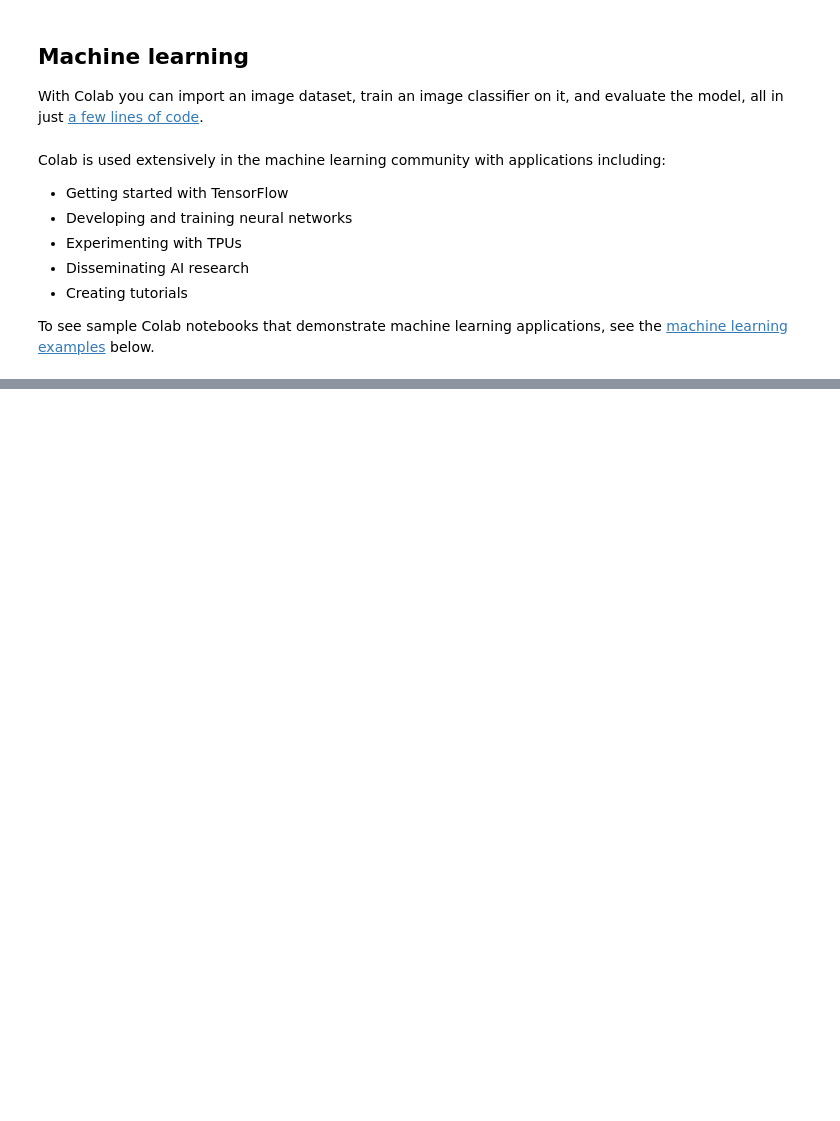
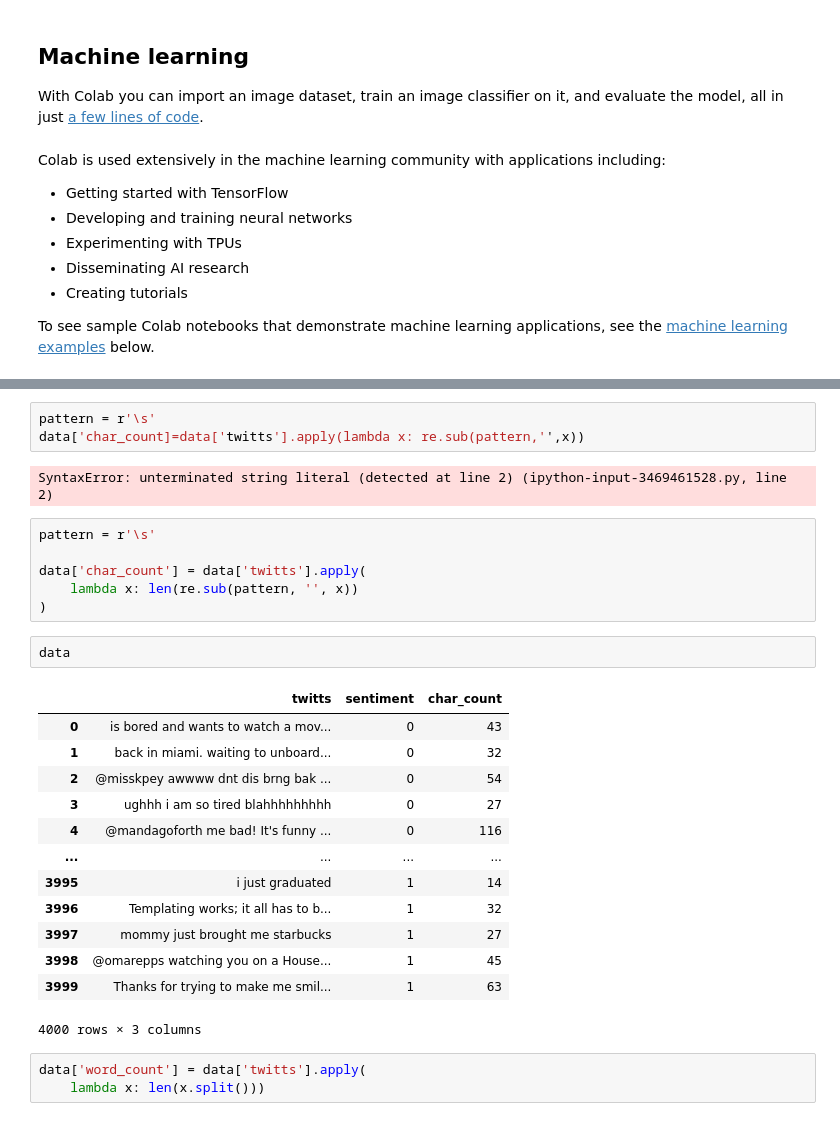
Before and after one commit to vaishali28h-crypto/NLP-LAB, a Jupyter notebook: Copy_of_Welcome_To_Colab.ipynb, the cells around one changed output, grey strips where cells are left out. Drawn from its saved outputs; the diff is of its cells as text; blank space fills up the shorter version.

```diff
--- a/Copy_of_Welcome_To_Colab.ipynb
+++ b/Copy_of_Welcome_To_Colab.ipynb
@@ -282,0 +266,30 @@ for sent in doc. sents:
+# %%
+pattern = r'\s'
+data['char_count]=data['twitts'].apply(lambda x: re.sub(pattern,'',x))
+# %% [output]
+SyntaxError: unterminated string literal (detected at line 2) (ipython-input-3469461528.py, line 2)
+# %%
+pattern = r'\s'
+
+data['char_count'] = data['twitts'].apply(
+    lambda x: len(re.sub(pattern, '', x))
+)
+# %%
+data
+# %% [output]
+|  | twitts | sentiment | char_count |
+| 0 | is bored and wants to watch a mov... | 0 | 43 |
+| 1 | back in miami. waiting to unboard... | 0 | 32 |
+| 2 | @misskpey awwww dnt dis brng bak ... | 0 | 54 |
+| 3 | ughhh i am so tired blahhhhhhhhh | 0 | 27 |
+| 4 | @mandagoforth me bad! It's funny ... | 0 | 116 |
+| ... | ... | ... | ... |
+| 3995 | i just graduated | 1 | 14 |
+| 3996 | Templating works; it all has to b... | 1 | 32 |
+| 3997 | mommy just brought me starbucks | 1 | 27 |
+| 3998 | @omarepps watching you on a House... | 1 | 45 |
+| 3999 | Thanks for trying to make me smil... | 1 | 63 |
+4000 rows × 3 columns
+# %%
+data['word_count'] = data['twitts'].apply(
+    lambda x: len(x.split()))
```
Also changed, not shown: parts of 23 cells of this notebook.
